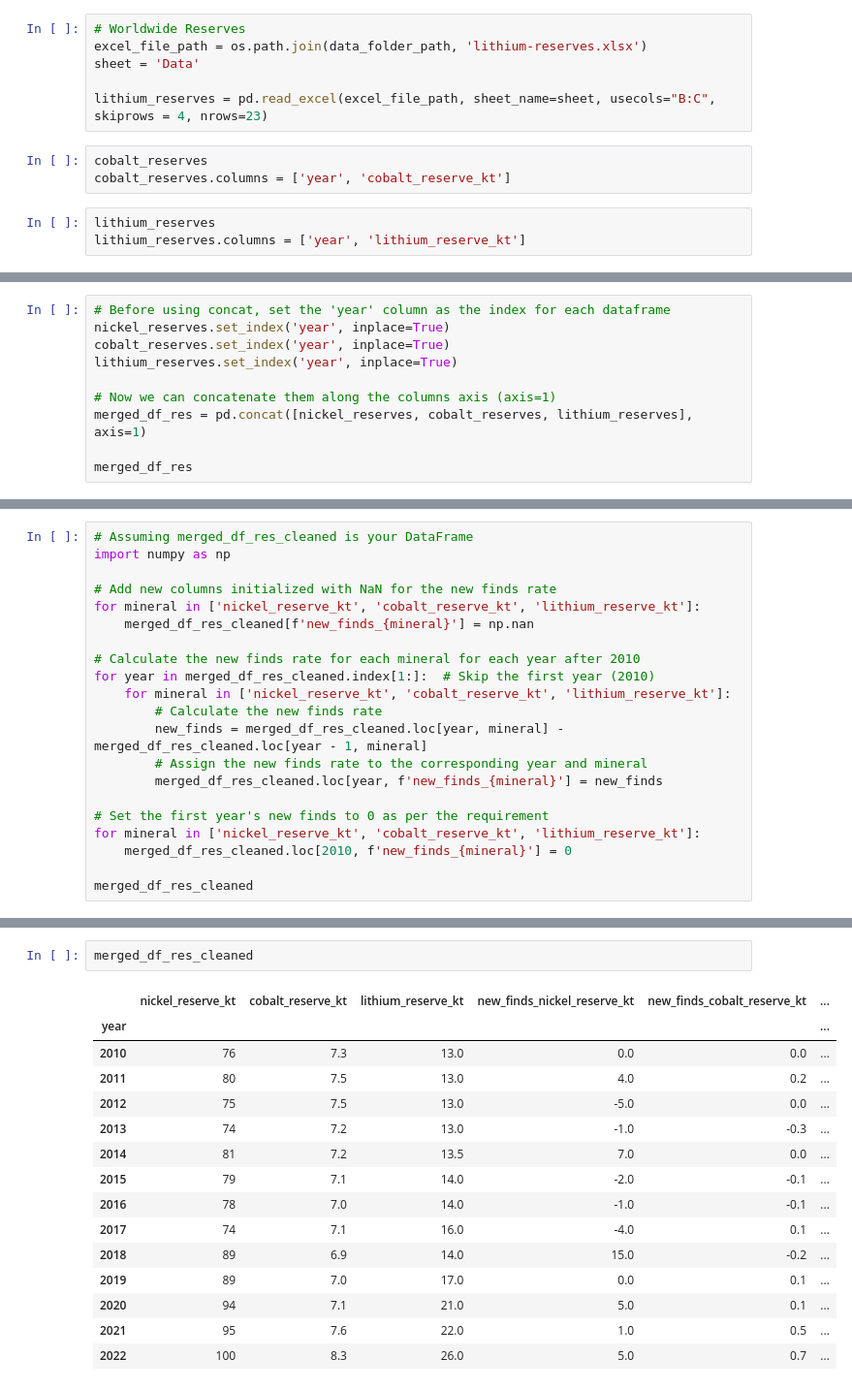
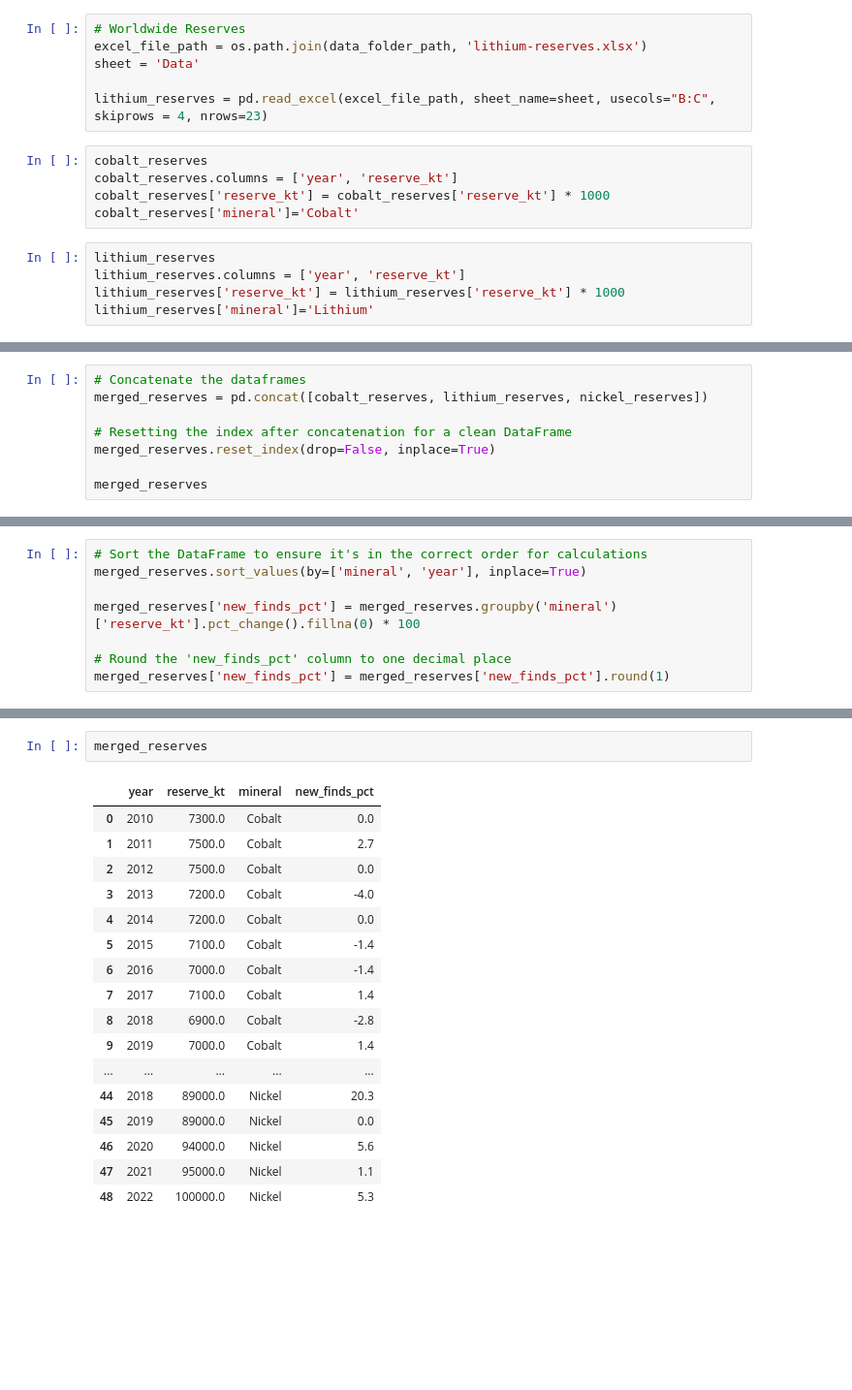
Before and after one commit to dwnflx/ev-battery-dashboard, a Jupyter notebook: ETL.ipynb, the cells around one changed output, grey strips where cells are left out. Shown at 97% size. Saved outputs shown, nothing was run; the diff lists cells and outputs as text; blank space fills up the shorter version.

Commit message:
Update Transform Reserves
Update Transform Reserves

```diff
--- a/ETL.ipynb
+++ b/ETL.ipynb
@@ -319,10 +342,14 @@ sheet = 'Data'
 lithium_reserves = pd.read_excel(excel_file_path, sheet_name=sheet, usecols="B:C", skiprows = 4, nrows=23)
 # %%
 cobalt_reserves
-cobalt_reserves.columns = ['year', 'cobalt_reserve_kt']
+cobalt_reserves.columns = ['year', 'reserve_kt']
+cobalt_reserves['reserve_kt'] = cobalt_reserves['reserve_kt'] * 1000
+cobalt_reserves['mineral']='Cobalt'
 # %%
 lithium_reserves
-lithium_reserves.columns = ['year', 'lithium_reserve_kt']
+lithium_reserves.columns = ['year', 'reserve_kt']
+lithium_reserves['reserve_kt'] = lithium_reserves['reserve_kt'] * 1000
+lithium_reserves['mineral']='Lithium'
 # %%
 cobalt_reserves
 # %% [output]
@@ -360,11 +407,9 @@ lithium_reserves
 # %%
-# Before using concat, set the 'year' column as the index for each dataframe
-nickel_reserves.set_index('year', inplace=True)
-cobalt_reserves.set_index('year', inplace=True)
-lithium_reserves.set_index('year', inplace=True)
+# Concatenate the dataframes
+merged_reserves = pd.concat([cobalt_reserves, lithium_reserves, nickel_reserves])
 
-# Now we can concatenate them along the columns axis (axis=1)
-merged_df_res = pd.concat([nickel_reserves, cobalt_reserves, lithium_reserves], axis=1)
+# Resetting the index after concatenation for a clean DataFrame
+merged_reserves.reset_index(drop=False, inplace=True)
 
-merged_df_res
+merged_reserves
 # %% [output]
@@ -409,21 +433,8 @@ merged_df_res_cleaned
 # %%
-# Assuming merged_df_res_cleaned is your DataFrame
-import numpy as np
+# Sort the DataFrame to ensure it's in the correct order for calculations
+merged_reserves.sort_values(by=['mineral', 'year'], inplace=True)
 
-# Add new columns initialized with NaN for the new finds rate
-for mineral in ['nickel_reserve_kt', 'cobalt_reserve_kt', 'lithium_reserve_kt']:
-    merged_df_res_cleaned[f'new_finds_{mineral}'] = np.nan
+merged_reserves['new_finds_pct'] = merged_reserves.groupby('mineral')['reserve_kt'].pct_change().fillna(0) * 100
 
-# Calculate the new finds rate for each mineral for each year after 2010
-for year in merged_df_res_cleaned.index[1:]:  # Skip the first year (2010)
-    for mineral in ['nickel_reserve_kt', 'cobalt_reserve_kt', 'lithium_reserve_kt']:
-        # Calculate the new finds rate
-        new_finds = merged_df_res_cleaned.loc[year, mineral] - merged_df_res_cleaned.loc[year - 1, mineral]
-        # Assign the new finds rate to the corresponding year and mineral
-        merged_df_res_cleaned.loc[year, f'new_finds_{mineral}'] = new_finds
-
-# Set the first year's new finds to 0 as per the requirement
-for mineral in ['nickel_reserve_kt', 'cobalt_reserve_kt', 'lithium_reserve_kt']:
-    merged_df_res_cleaned.loc[2010, f'new_finds_{mineral}'] = 0
-
-merged_df_res_cleaned
+# Round the 'new_finds_pct' column to one decimal place
+merged_reserves['new_finds_pct'] = merged_reserves['new_finds_pct'].round(1)
@@ -461,20 +441,22 @@ See the caveats in the documentation: https://pandas.pydata.org/pandas-docs/stab
 # %%
-merged_df_res_cleaned
+merged_reserves
 # %% [output]
-|  | nickel_reserve_kt | cobalt_reserve_kt | lithium_reserve_kt | new_finds_nickel_reserve_kt | new_finds_cobalt_reserve_kt | ... |
-| year |  |  |  |  |  | ... |
-| 2010 | 76 | 7.3 | 13.0 | 0.0 | 0.0 | ... |
-| 2011 | 80 | 7.5 | 13.0 | 4.0 | 0.2 | ... |
-| 2012 | 75 | 7.5 | 13.0 | -5.0 | 0.0 | ... |
-| 2013 | 74 | 7.2 | 13.0 | -1.0 | -0.3 | ... |
-| 2014 | 81 | 7.2 | 13.5 | 7.0 | 0.0 | ... |
-| 2015 | 79 | 7.1 | 14.0 | -2.0 | -0.1 | ... |
-| 2016 | 78 | 7.0 | 14.0 | -1.0 | -0.1 | ... |
-| 2017 | 74 | 7.1 | 16.0 | -4.0 | 0.1 | ... |
-| 2018 | 89 | 6.9 | 14.0 | 15.0 | -0.2 | ... |
-| 2019 | 89 | 7.0 | 17.0 | 0.0 | 0.1 | ... |
-| 2020 | 94 | 7.1 | 21.0 | 5.0 | 0.1 | ... |
-| 2021 | 95 | 7.6 | 22.0 | 1.0 | 0.5 | ... |
-| 2022 | 100 | 8.3 | 26.0 | 5.0 | 0.7 | ... |
+|  | year | reserve_kt | mineral | new_finds_pct |
+| 0 | 2010 | 7300.0 | Cobalt | 0.0 |
+| 1 | 2011 | 7500.0 | Cobalt | 2.7 |
+| 2 | 2012 | 7500.0 | Cobalt | 0.0 |
+| 3 | 2013 | 7200.0 | Cobalt | -4.0 |
+| 4 | 2014 | 7200.0 | Cobalt | 0.0 |
+| 5 | 2015 | 7100.0 | Cobalt | -1.4 |
+| 6 | 2016 | 7000.0 | Cobalt | -1.4 |
+| 7 | 2017 | 7100.0 | Cobalt | 1.4 |
+| 8 | 2018 | 6900.0 | Cobalt | -2.8 |
+| 9 | 2019 | 7000.0 | Cobalt | 1.4 |
+| ... | ... | ... | ... | ... |
+| 44 | 2018 | 89000.0 | Nickel | 20.3 |
+| 45 | 2019 | 89000.0 | Nickel | 0.0 |
+| 46 | 2020 | 94000.0 | Nickel | 5.6 |
+| 47 | 2021 | 95000.0 | Nickel | 1.1 |
+| 48 | 2022 | 100000.0 | Nickel | 5.3 |
 # %%
 csv_file_path = './data/df_new_finds.csv'
```
Also changed, not shown: parts of 13 cells of this notebook.
